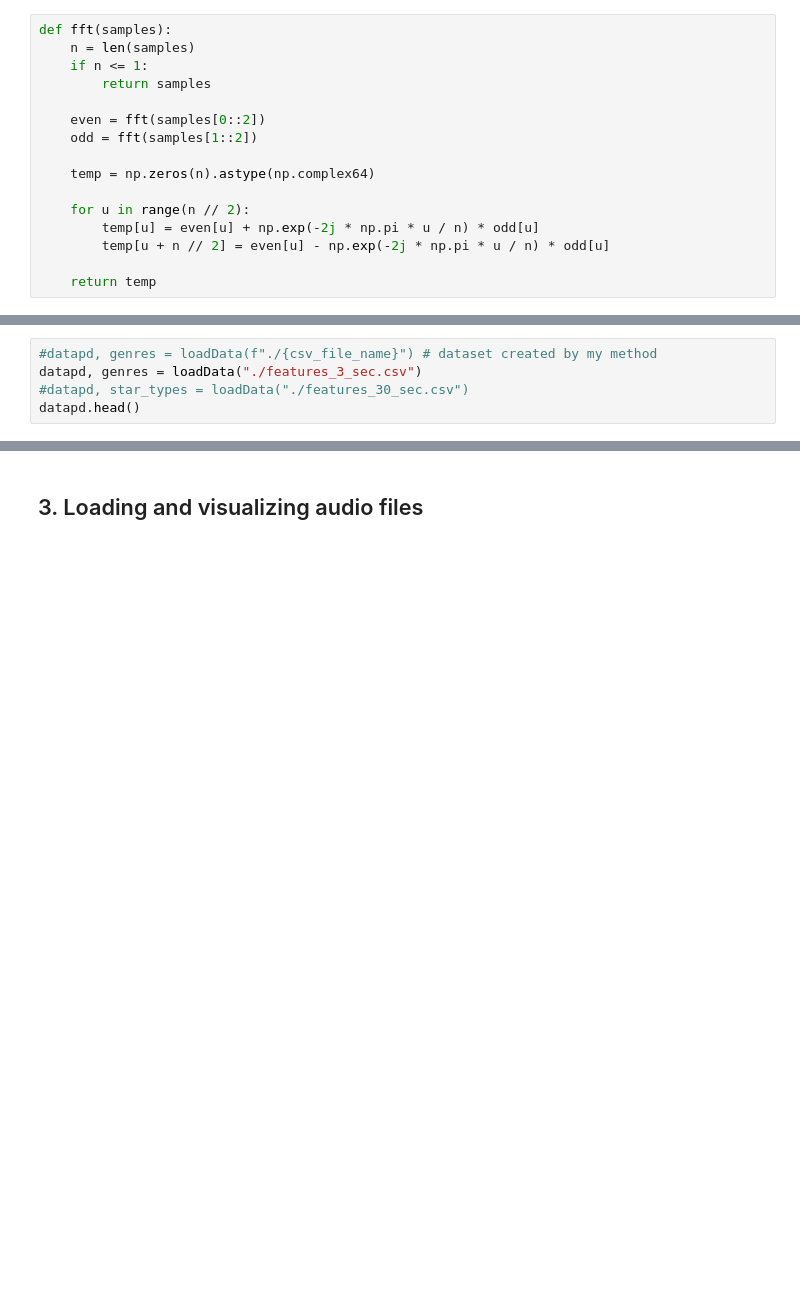
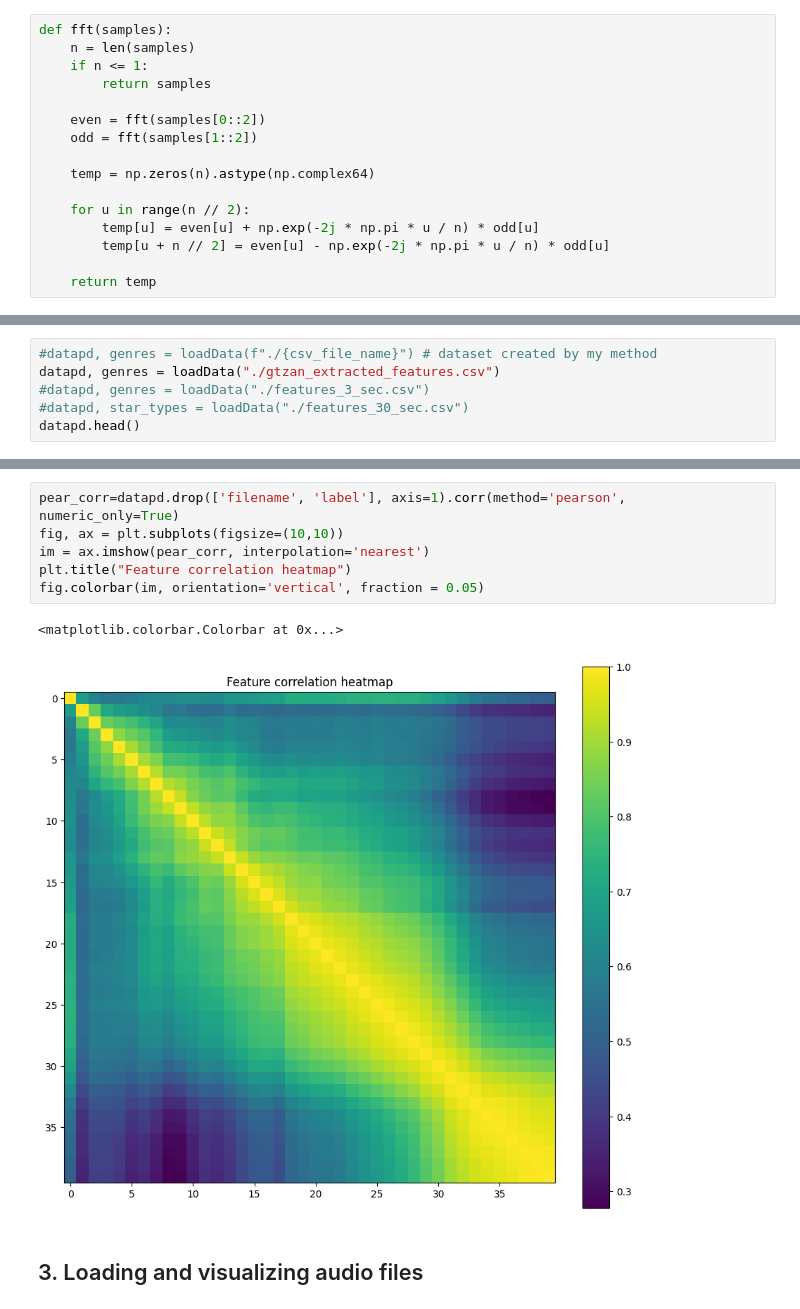
Before and after one commit to konradmaciejczyk/audio-signal-preprocessing-for-ml-classification-models, a Jupyter notebook: project_notebook.ipynb, the cells around one changed output, grey strips where cells are left out. Saved outputs shown, nothing was run; the diff lists cells and outputs as text; blank space fills up the shorter version.

```diff
--- a/project_notebook.ipynb
+++ b/project_notebook.ipynb
@@ -113,5 +113,0 @@ def loadData(path):
-# %%
-#datapd, genres = loadData(f"./{csv_file_name}") # dataset created by my method
-datapd, genres = loadData("./features_3_sec.csv")
-#datapd, star_types = loadData("./features_30_sec.csv")
-datapd.head()
@@ -119,0 +122,6 @@ NameError: name 'pd' is not defined
+# %%
+#datapd, genres = loadData(f"./{csv_file_name}") # dataset created by my method
+datapd, genres = loadData("./gtzan_extracted_features.csv")
+#datapd, genres = loadData("./features_3_sec.csv")
+#datapd, star_types = loadData("./features_30_sec.csv")
+datapd.head()
@@ -120,3 +136,12 @@ NameError: name 'pd' is not defined
+# %%
+pear_corr=datapd.drop(['filename', 'label'], axis=1).corr(method='pearson', numeric_only=True)
+fig, ax = plt.subplots(figsize=(10,10))
+im = ax.imshow(pear_corr, interpolation='nearest')
+plt.title("Feature correlation heatmap")
+fig.colorbar(im, orientation='vertical', fraction = 0.05)
+# %% [output]
+<matplotlib.colorbar.Colorbar at 0x...>
+[figure, added]
 # %% [markdown]
 ## 3. Loading and visualizing audio files
 # %%
```
Also changed, not shown: parts of 32 cells of this notebook, 5 other files.
